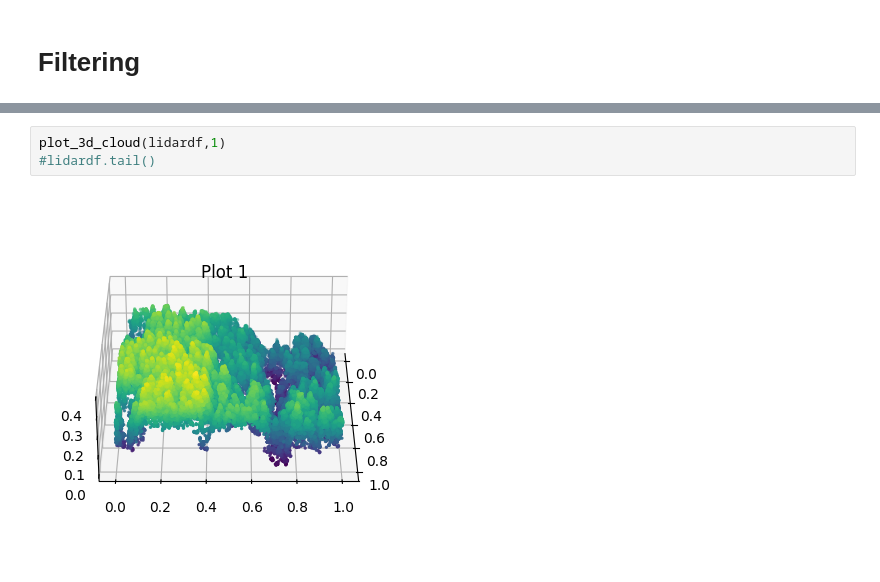
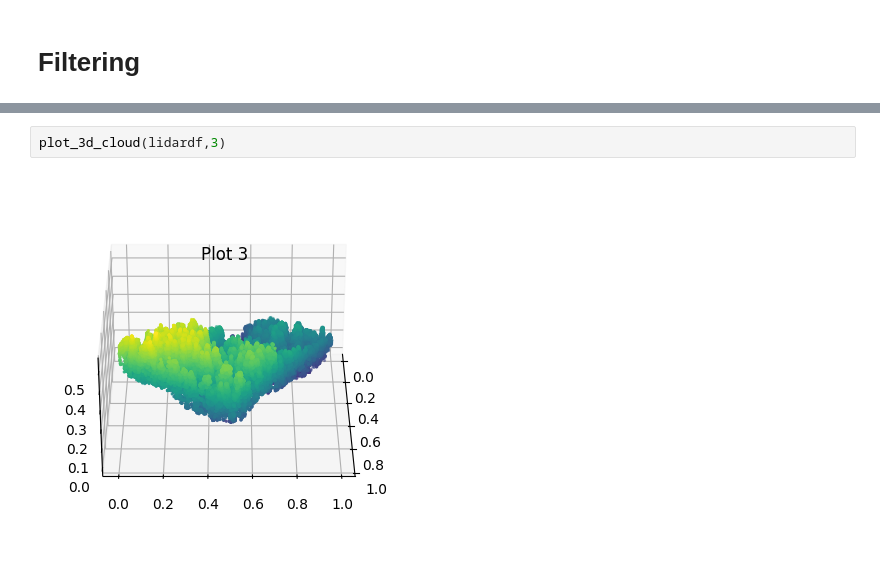
Before and after one commit to andreunilux/LIDAR-Based-Tree-Detection, a Jupyter notebook: Project3.ipynb, the cells around one changed output, grey strips where cells are left out. Drawn from its saved outputs; the diff is of its cells as text.

```diff
--- a/Project3.ipynb
+++ b/Project3.ipynb
@@ -130,5 +135,4 @@ KeyboardInterrupt:
 # %%
-plot_3d_cloud(lidardf,1)
-#lidardf.tail()
+plot_3d_cloud(lidardf,3)
 # %% [output]
-[figure, old version]
+[figure, new version]
```
Also changed, not shown: parts of 1 cell of this notebook, 1 other file.
